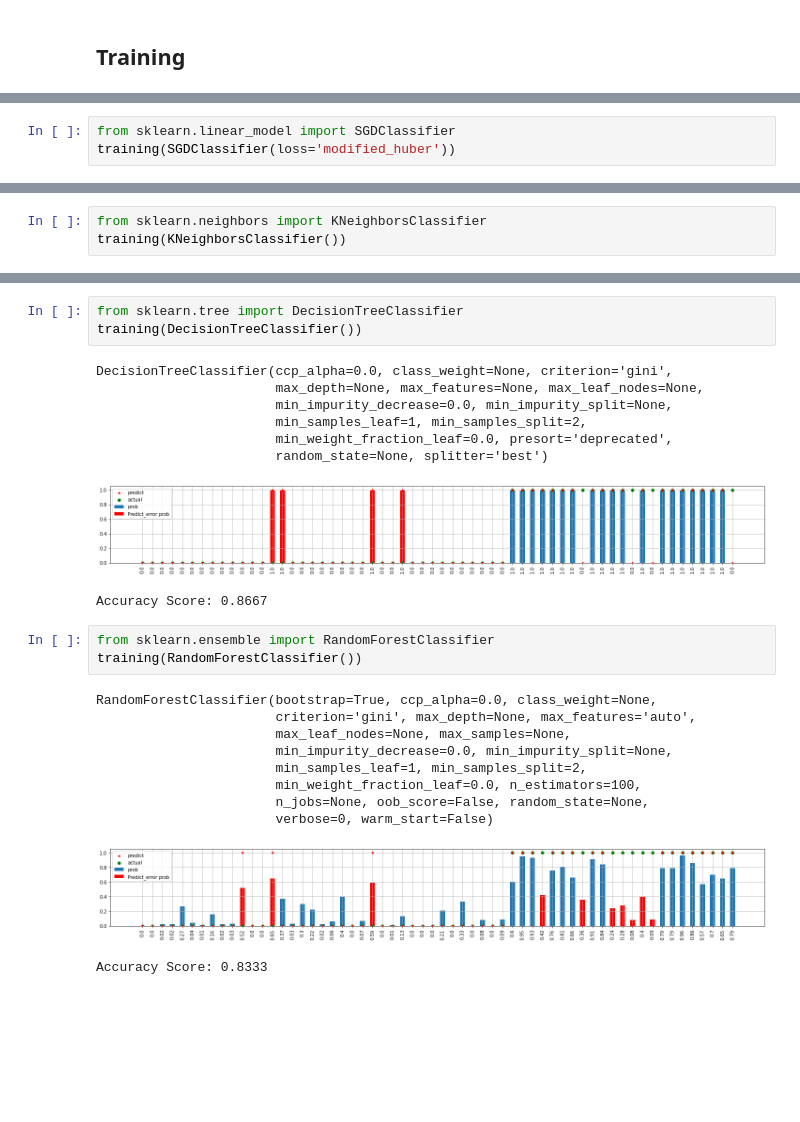
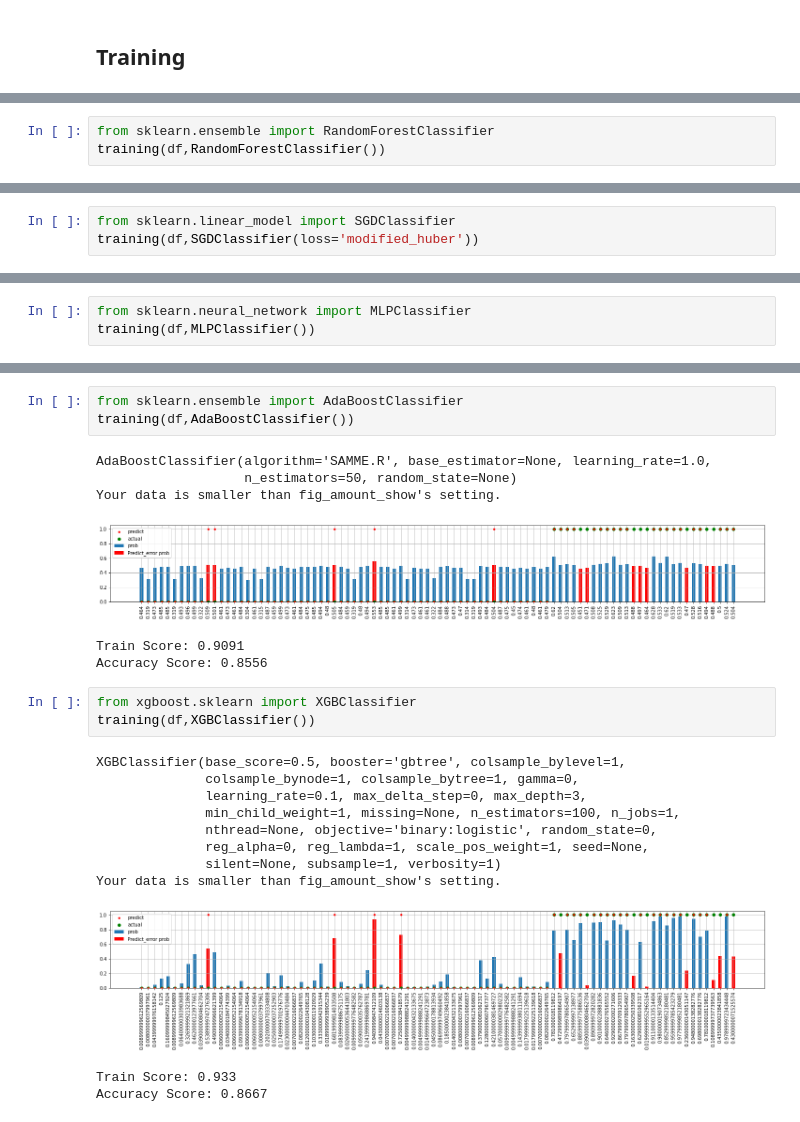
Before and after one commit to ryan73093/kaggle-sklearn, a Jupyter notebook: classifier_heart_failure.ipynb, the cells around one changed output, grey strips where cells are left out. Saved outputs shown, nothing was run; the diff lists cells and outputs as text; blank space fills up the shorter version.

```diff
--- a/classifier_heart_failure.ipynb
+++ b/classifier_heart_failure.ipynb
@@ -152,0 +269,3 @@ Accuracy Score: 0.7833
+# %%
+from sklearn.ensemble import RandomForestClassifier
+training(df,RandomForestClassifier())
@@ -153,6 +285,6 @@ Accuracy Score: 0.7833
 # %%
 from sklearn.linear_model import SGDClassifier
-training(SGDClassifier(loss='modified_huber'))
+training(df,SGDClassifier(loss='modified_huber'))
 # %% [output]
 SGDClassifier(alpha=0.0001, average=False, class_weight=None,
               early_stopping=False, epsilon=0.1, eta0=0.0, fit_intercept=True,
@@ -165,4 +299,4 @@ Accuracy Score: 0.7833
 # %%
-from sklearn.neighbors import KNeighborsClassifier
-training(KNeighborsClassifier())
+from sklearn.neural_network import MLPClassifier
+training(df,MLPClassifier())
 # %% [output]
@@ -174,26 +318,25 @@ Accuracy Score: 0.8333
 # %%
-from sklearn.tree import DecisionTreeClassifier
-training(DecisionTreeClassifier())
+from sklearn.ensemble import AdaBoostClassifier
+training(df,AdaBoostClassifier())
 # %% [output]
-DecisionTreeClassifier(ccp_alpha=0.0, class_weight=None, criterion='gini',
-                       max_depth=None, max_features=None, max_leaf_nodes=None,
-                       min_impurity_decrease=0.0, min_impurity_split=None,
-                       min_samples_leaf=1, min_samples_split=2,
-                       min_weight_fraction_leaf=0.0, presort='deprecated',
-                       random_state=None, splitter='best')
+AdaBoostClassifier(algorithm='SAMME.R', base_estimator=None, learning_rate=1.0,
+                   n_estimators=50, random_state=None)
+Your data is smaller than fig_amount_show's setting.
-[figure, old version]
+[figure, new version]
-Accuracy Score: 0.8667
+Train Score: 0.9091
+Accuracy Score: 0.8556
 # %%
-from sklearn.ensemble import RandomForestClassifier
-training(RandomForestClassifier())
+from xgboost.sklearn import XGBClassifier
+training(df,XGBClassifier())
 # %% [output]
-RandomForestClassifier(bootstrap=True, ccp_alpha=0.0, class_weight=None,
-                       criterion='gini', max_depth=None, max_features='auto',
-                       max_leaf_nodes=None, max_samples=None,
-                       min_impurity_decrease=0.0, min_impurity_split=None,
-                       min_samples_leaf=1, min_samples_split=2,
-                       min_weight_fraction_leaf=0.0, n_estimators=100,
-                       n_jobs=None, oob_score=False, random_state=None,
-                       verbose=0, warm_start=False)
+XGBClassifier(base_score=0.5, booster='gbtree', colsample_bylevel=1,
+              colsample_bynode=1, colsample_bytree=1, gamma=0,
+              learning_rate=0.1, max_delta_step=0, max_depth=3,
+              min_child_weight=1, missing=None, n_estimators=100, n_jobs=1,
+              nthread=None, objective='binary:logistic', random_state=0,
+              reg_alpha=0, reg_lambda=1, scale_pos_weight=1, seed=None,
+              silent=None, subsample=1, verbosity=1)
+Your data is smaller than fig_amount_show's setting.
-[figure, old version]
+[figure, new version]
-Accuracy Score: 0.8333
+Train Score: 0.933
+Accuracy Score: 0.8667
```
Also changed, not shown: parts of 23 cells of this notebook.
